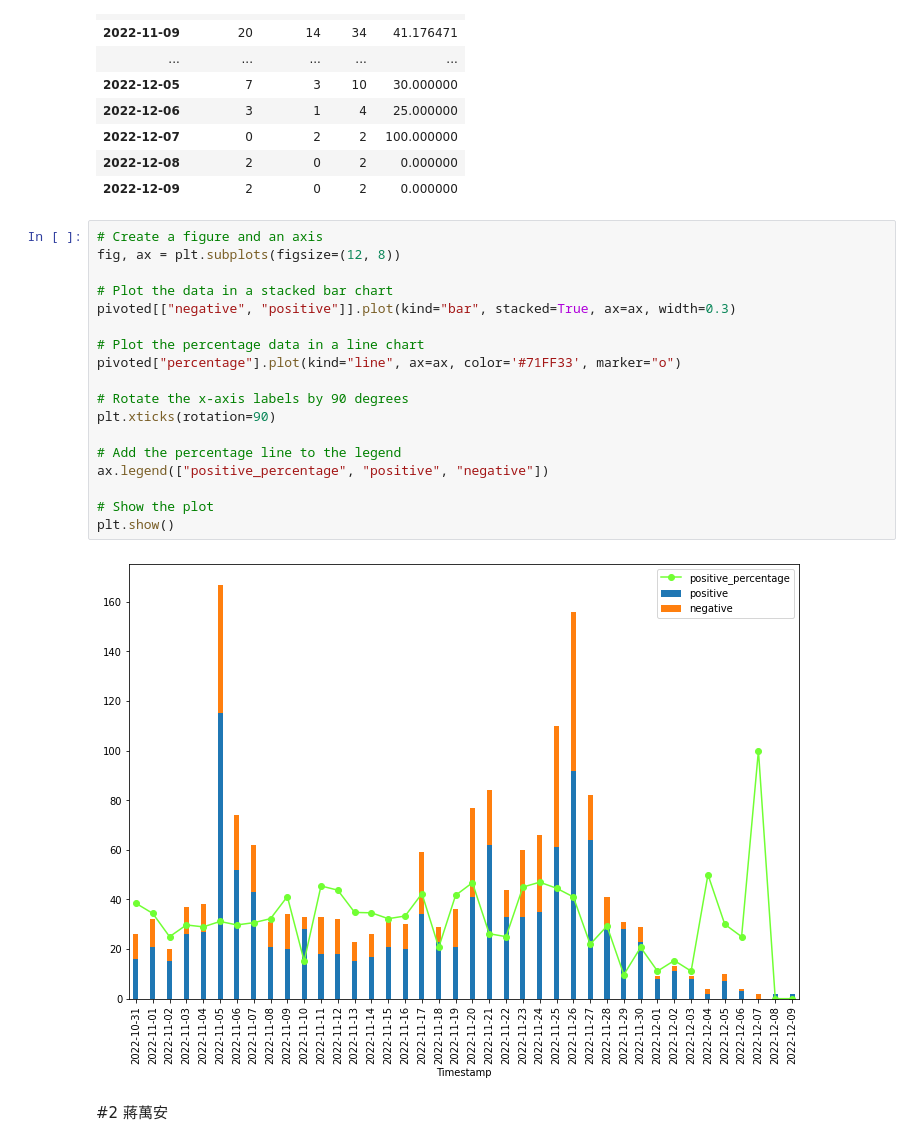
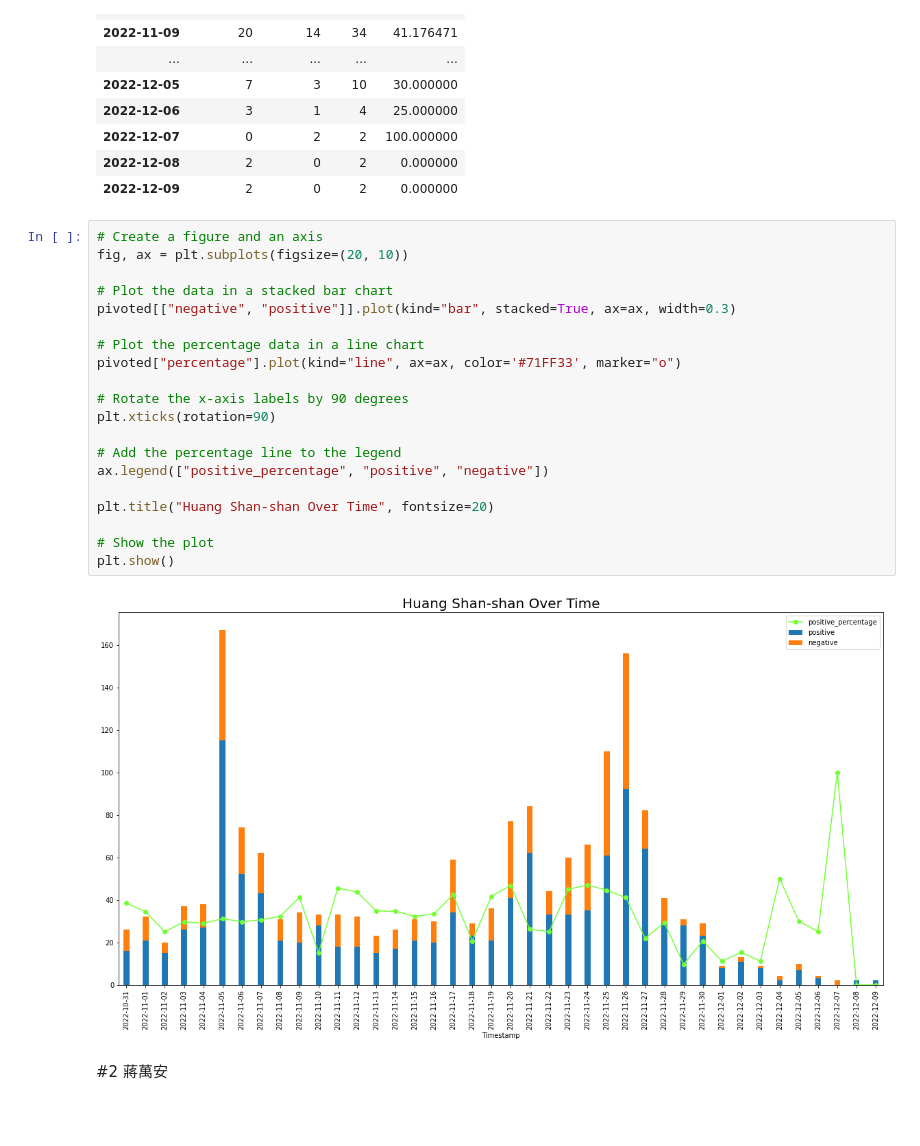
Before and after one commit to Jasper-Hewitt/Jiabo_Roberta_Chinese_sentiment, a Jupyter notebook: ElectionSentiment.ipynb, the cells around one changed output. Saved outputs shown, nothing was run; the diff lists cells and outputs as text; blank space fills up the shorter version.

```diff
--- a/ElectionSentiment.ipynb
+++ b/ElectionSentiment.ipynb
@@ -342,24 +342,26 @@ pivoted
 | 2022-12-09 | 2 | 0 | 2 | 0.000000 |
 # %%
 # Create a figure and an axis
-fig, ax = plt.subplots(figsize=(12, 8))
+fig, ax = plt.subplots(figsize=(20, 10))
 
 # Plot the data in a stacked bar chart
 pivoted[["negative", "positive"]].plot(kind="bar", stacked=True, ax=ax, width=0.3)
 
 # Plot the percentage data in a line chart
 pivoted["percentage"].plot(kind="line", ax=ax, color='#71FF33', marker="o")
 
 # Rotate the x-axis labels by 90 degrees
 plt.xticks(rotation=90)
 
 # Add the percentage line to the legend
 ax.legend(["positive_percentage", "positive", "negative"])
 
+plt.title("Huang Shan-shan Over Time", fontsize=20)
+
 # Show the plot
 plt.show()
 # %% [output]
-[figure, old version]
+[figure, new version]
 # %% [markdown]
 #2 蔣萬安
 # %% [markdown]
```
Also changed, not shown: parts of 10 cells of this notebook.
